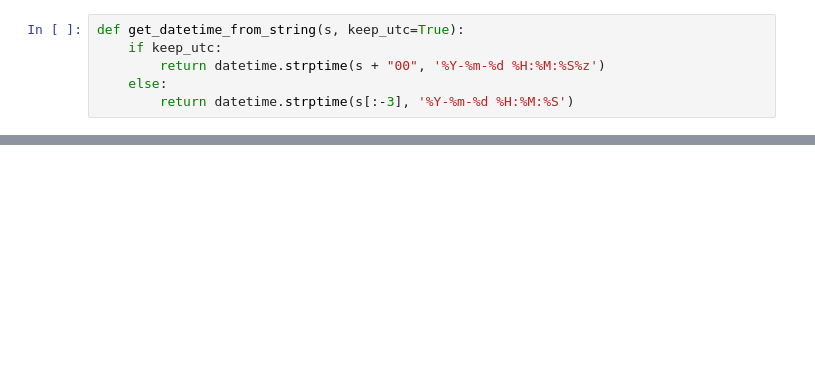
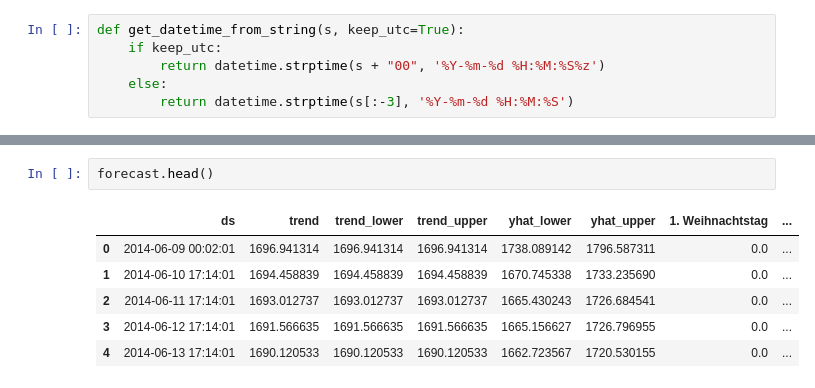
Before and after one commit to WGierke/informatiCup2018, a Jupyter notebook: notebooks/1.2-wg-prophet-with-holidays.ipynb, the cells around one changed output, grey strips where cells are left out. Drawn from its saved outputs; the diff is of its cells as text; blank space fills up the shorter version.

```diff
--- a/notebooks/1.2-wg-prophet-with-holidays.ipynb
+++ b/notebooks/1.2-wg-prophet-with-holidays.ipynb
@@ -126,0 +48,9 @@ m.plot_components(forecast);
+# %%
+forecast.head()
+# %% [output]
+|  | ds | trend | trend_lower | trend_upper | yhat_lower | yhat_upper | 1. Weihnachtstag | ... |
+| 0 | 2014-06-09 00:02:01 | 1696.941314 | 1696.941314 | 1696.941314 | 1738.089142 | 1796.587311 | 0.0 | ... |
+| 1 | 2014-06-10 17:14:01 | 1694.458839 | 1694.458839 | 1694.458839 | 1670.745338 | 1733.235690 | 0.0 | ... |
+| 2 | 2014-06-11 17:14:01 | 1693.012737 | 1693.012737 | 1693.012737 | 1665.430243 | 1726.684541 | 0.0 | ... |
+| 3 | 2014-06-12 17:14:01 | 1691.566635 | 1691.566635 | 1691.566635 | 1665.156627 | 1726.796955 | 0.0 | ... |
+| 4 | 2014-06-13 17:14:01 | 1690.120533 | 1690.120533 | 1690.120533 | 1662.723567 | 1720.530155 | 0.0 | ... |
```
Also changed, not shown: parts of 15 cells of this notebook.
